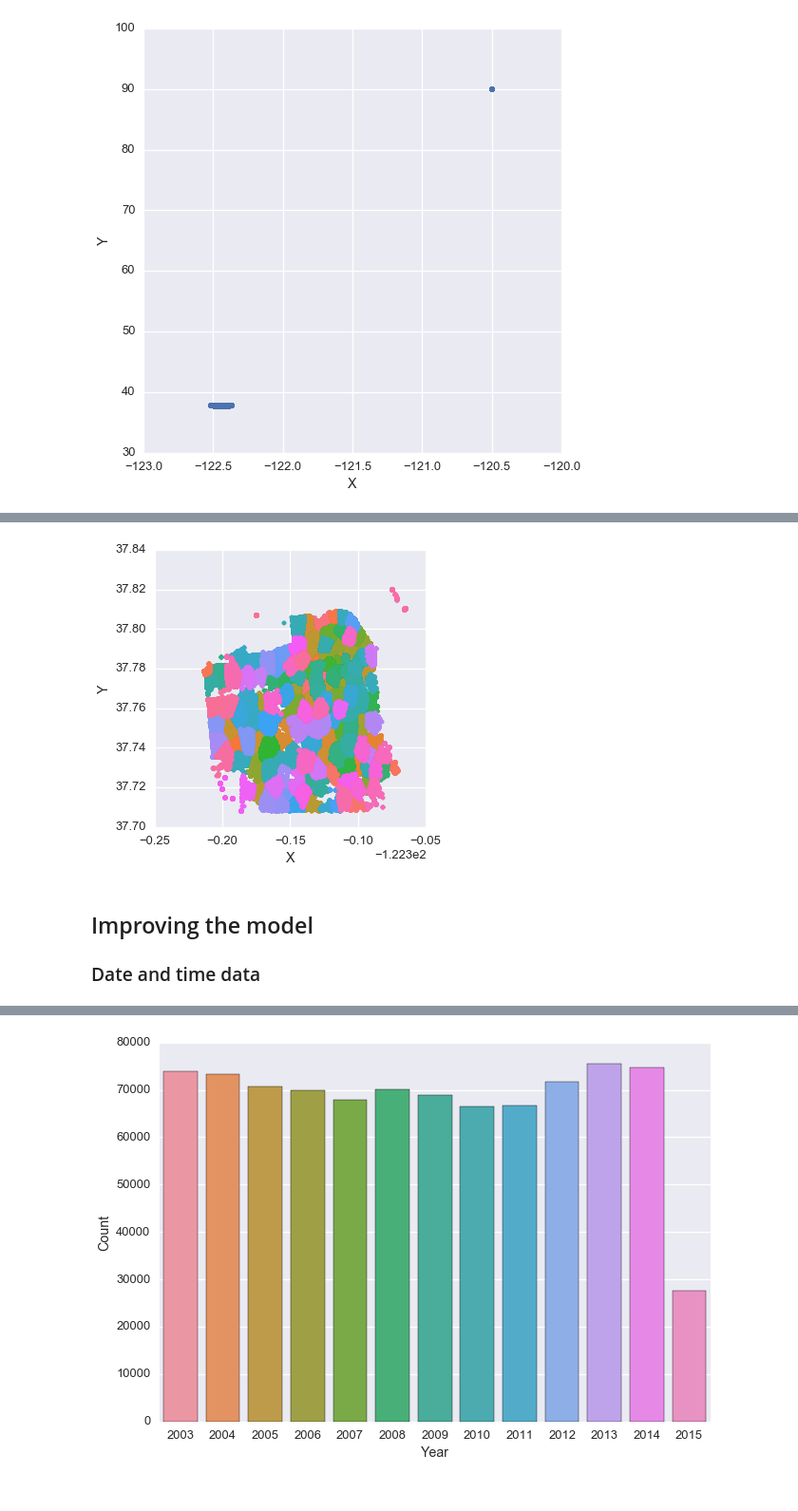
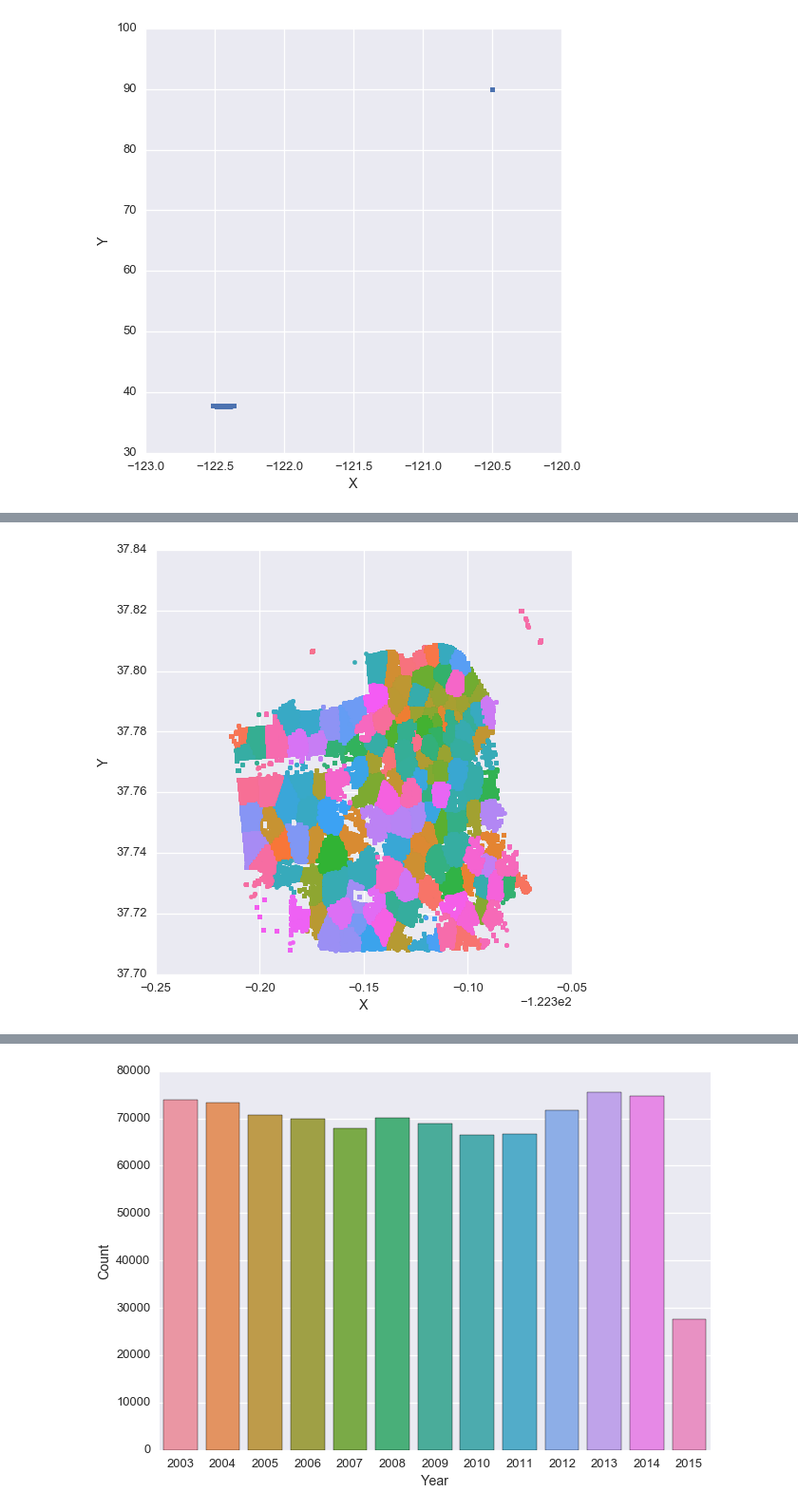
Before and after one commit to hnlee/sfcrimes, a Jupyter notebook: chipy_slides.ipynb, the cells around one changed output, grey strips where cells are left out. Shown at 95% size. Cells and saved outputs as stored; diff of their text form; code cells hidden in the pictures.

```diff
--- a/chipy_slides.ipynb
+++ b/chipy_slides.ipynb
@@ -148,16 +171,8 @@ k150 = KMeans(n_clusters = 150,
               random_state = 333).fit(sfcrimes[['X', 'Y']])
 sfcrimes["Neighborhood"] = k150.predict(sfcrimes[['X', 'Y']])
 # %%
-g = sns.PairGrid(data = sfcrimes,
-                 hue = "Neighborhood",
-                 palette = "husl",
-                 x_vars = ['X'],
-                 y_vars = ['Y'],
-                 size = 5)
+g = sns.PairGrid(data = sfcrimes, x_vars = ['X'], y_vars = ['Y'],
+                 hue = "Neighborhood", palette = "husl", size = 5.5*1.3)
 g = g.map(plt.scatter)
 # %% [output]
-[figure, old version]
+[figure, new version]
-# %% [markdown]
-## Improving the model
-
-### Date and time data
```
Also changed, not shown: parts of 40 cells of this notebook.
